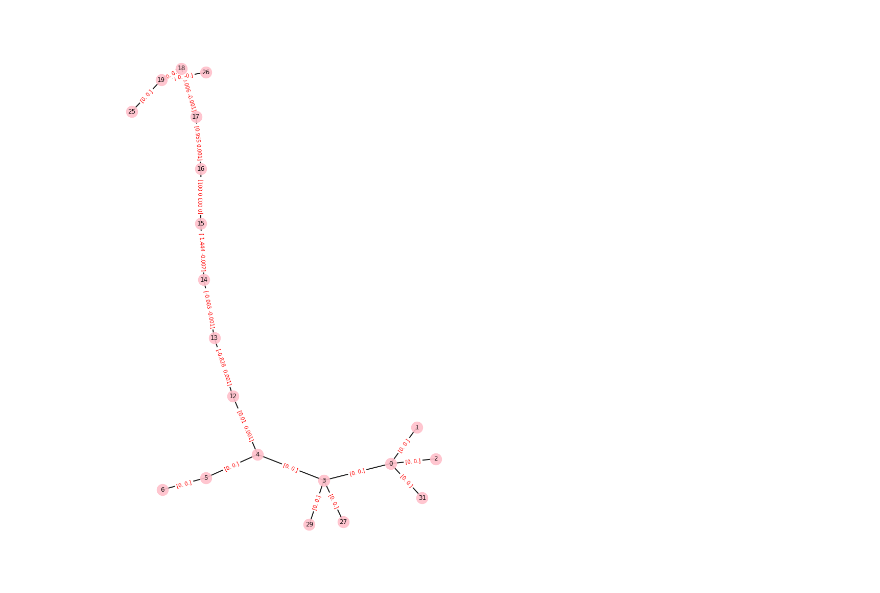
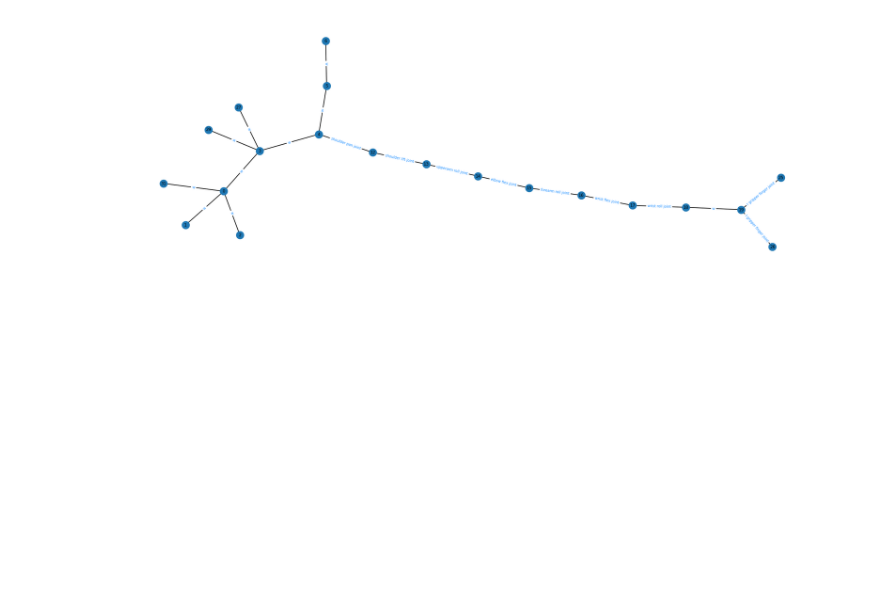
Before and after one commit to MehranTaghian/SAC_GCN, a Jupyter notebook: GraphVisualization.ipynb, the cells around one changed output. Saved outputs shown, nothing was run; the diff lists cells and outputs as text; code cells hidden in the pictures; blank space fills up the shorter version.

```diff
--- a/GraphVisualization.ipynb
+++ b/GraphVisualization.ipynb
@@ -8 +11,44 @@ import matplotlib.pyplot as plt
+# %%
+env_name = 'FetchReachEnv-v0'
+model_path = home + '/Documents/SAC_GCN/CustomGymEnvs/envs/fetchreach/CustomFetchReach/assets/fetch/robot.xml'
+fig_size=(30, 10)
+edge_label_proc = lambda j: ' '.join(j.attrib['name'].split(':')[1].split('_'))
+
+# env_name = 'AntEnv-v0'
+# model_path = home + '/Documents/SAC_GCN/CustomGymEnvs/envs/ant/xml/AntEnv_v0_Normal.xml'
+# fig_size = (10, 10)
+# edge_label_proc = lambda j: ' '.join(j.attrib['name'].split('_'))
+# %%
+env = gym.make(env_name)
+rg = env.robot_graph
+nodelist = [env.sim.model.body_name2id(n.attrib['name']) for n in rg.node_list]
+edgelist = [(env.sim.model.body_name2id(rg.node_list[f].attrib['name']), env.sim.model.body_name2id(rg.node_list[t].attrib['name'])) for f, t in zip(rg.edges_from, rg.edges_to)]
+g = nx.Graph()
+g.add_nodes_from(nodelist)
+
+# use PyGraphviz to create the initial graph with lengths
+g = AGraph()
+g.add_nodes_from(nodelist)
+
+for edge, j in zip(edgelist, rg.edge_list):
+    if j is not None:
+        g.add_edge(edge[0], edge[1], length=3)
+    else:
+        g.add_edge(edge[0], edge[1], length=1)
+
+# convert to NetworkX Graph from a PyGraphviz graph
+g = nx.nx_agraph.from_agraph(g)
+pos = nx.nx_agraph.graphviz_layout(g)
+# %%
+plt.figure(figsize=fig_size)
+nx.draw(g,pos,width=2,linewidths=1,\
+node_size=500, with_labels=True, labels={node:node for node in g.nodes()})
+nx.draw_networkx_edge_labels(g,pos,
+                edge_labels={(f'{edge[0]}', f'{edge[1]}'): edge_label_proc(j)  if j is not None else 'w'
+                             for edge, j in zip(edgelist, rg.edge_list)},font_color='dodgerblue')
+plt.axis('off')
+plt.savefig(f'{env_name}.jpg', dpi=300)
+plt.show()
+# %% [output]
+[figure, added]
 # %%
@@ -26,19 +70,14 @@ edgelist = [(env.sim.model.body_name2id(rg.node_list[f].attrib['name']), env.sim
 # %%
-g = nx.Graph()
-g.add_nodes_from(nodelist)
-g.add_edges_from(edgelist)
-pos = nx.spring_layout(g)
 plt.figure(figsize=(10, 15))
 nx.draw(g,pos,edge_color='black',width=2,linewidths=1,\
-node_size=500,node_color='pink',alpha=0.9,\
+node_size=500,node_color='cyan',alpha=0.9,\
 labels={node:node for node in g.nodes()})
 # nx.draw_networkx_edge_labels(g,pos,edge_labels={edge: 'j' if kind is not None else 'w' for edge, kind in zip(edgelist, rg.edge_list)},font_color='red')
 nx.draw_networkx_edge_labels(g,pos,edge_labels={edge: np.round(rg.edge_features[i, :], 3) for edge, i in zip(edgelist, range(rg.edge_features.shape[0]))},font_color='red')
 
 plt.axis('off')
+plt.savefig(f'{env_name}.jpg', dpi=300)
 plt.show()
-# %% [output]
-[figure, removed]
 # %%
 plt.figure(figsize=(10, 15))
 nx.draw(g,pos,edge_color='black',width=2,linewidths=1,\
```
Also changed, not shown: parts of 13 cells of this notebook, 1 other file.
